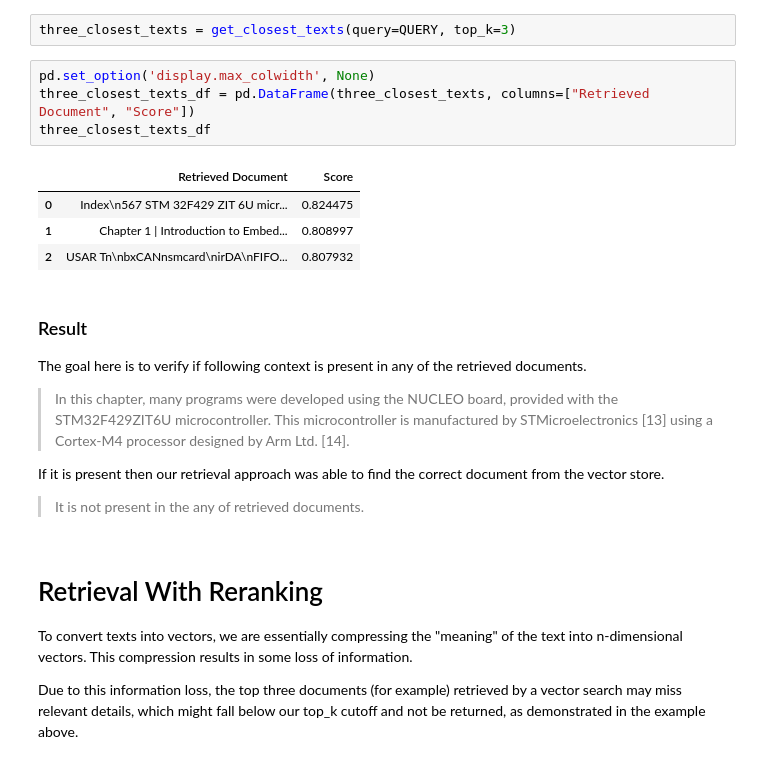
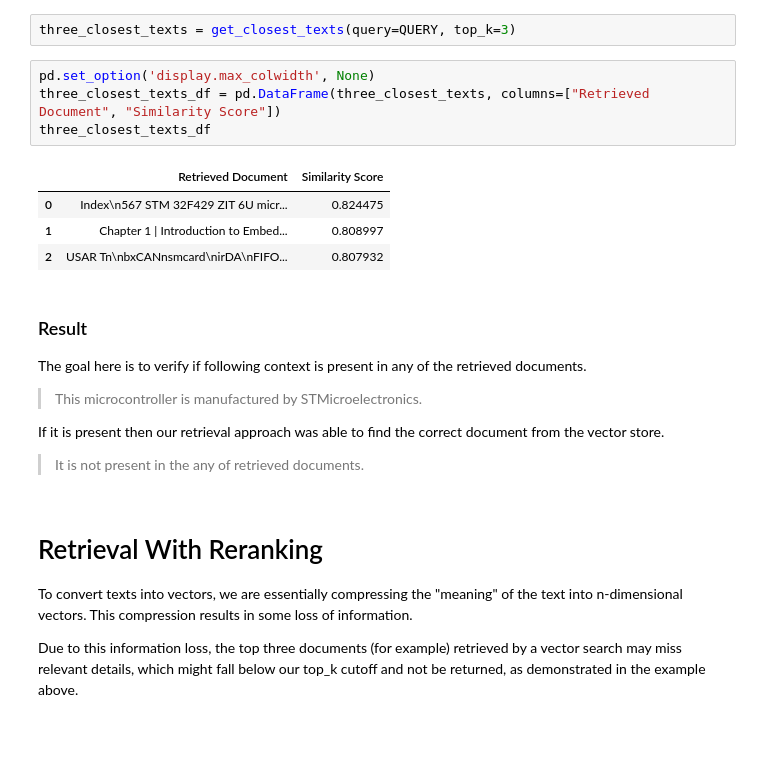
Before and after one commit to fuzzylabs/innovation-rag-rerank, a Jupyter notebook: rag_retrieval_rerank/experiment_rag_retrieval_rerank.ipynb, the cells around one changed output. Drawn from its saved outputs; the diff is of its cells as text; blank space fills up the shorter version.

```diff
--- a/rag_retrieval_rerank/experiment_rag_retrieval_rerank.ipynb
+++ b/rag_retrieval_rerank/experiment_rag_retrieval_rerank.ipynb
@@ -215,10 +215,10 @@ Typically, we will look for the 3 closest documents in the database. These 3 doc
 three_closest_texts = get_closest_texts(query=QUERY, top_k=3)
 # %%
 pd.set_option('display.max_colwidth', None)
-three_closest_texts_df = pd.DataFrame(three_closest_texts, columns=["Retrieved Document", "Score"])
+three_closest_texts_df = pd.DataFrame(three_closest_texts, columns=["Retrieved Document", "Similarity Score"])
 three_closest_texts_df
 # %% [output]
-|  | Retrieved Document | Score |
+|  | Retrieved Document | Similarity Score |
 | 0 | Index\n567 STM 32F429 ZIT 6U micr... | 0.824475 |
 | 1 | Chapter 1 | Introduction to Embed... | 0.808997 |
 | 2 | USAR Tn\nbxCANnsmcard\nirDA\nFIFO... | 0.807932 |
@@ -226,7 +226,7 @@ three_closest_texts_df
 ### Result
 The goal here is to verify if following context is present in any of the retrieved documents.
 
-> In this chapter, many programs were developed using the NUCLEO board, provided with the STM32F429ZIT6U microcontroller. This microcontroller is manufactured by STMicroelectronics [13] using a Cortex-M4 processor designed by Arm Ltd. [14].
+> This microcontroller is manufactured by STMicroelectronics.
 
 If it is present then our retrieval approach was able to find the correct document from the vector store.
 > It is not present in the any of retrieved documents.
```
Also changed, not shown: parts of 10 cells of this notebook.
